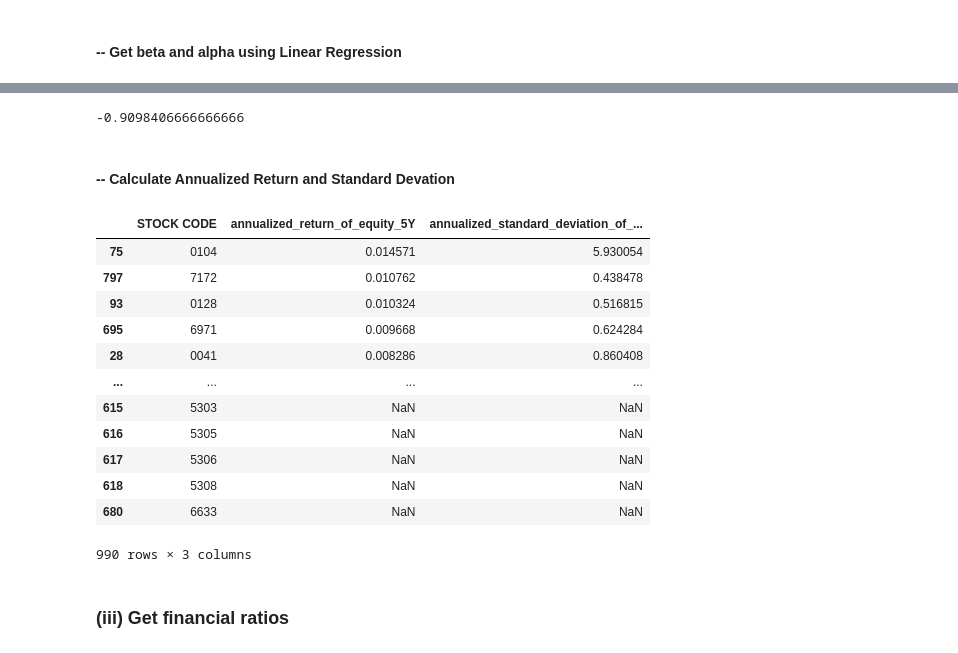
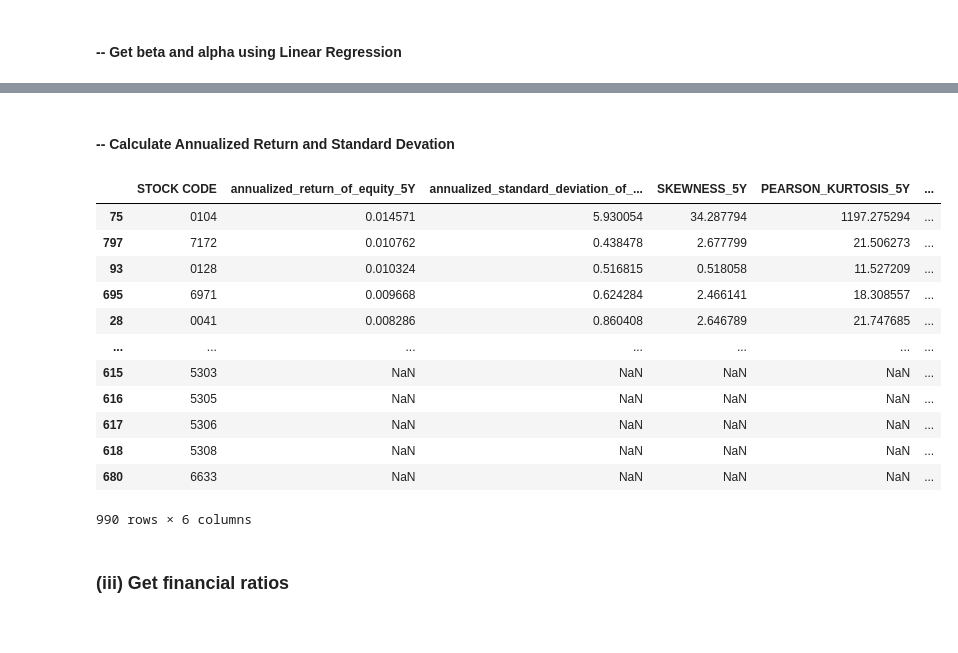
Before and after one commit to tan-yong-sheng/bursa-scraper, a Jupyter notebook: notebook/Bursa_scraper.ipynb, the cells around one changed output, grey strips where cells are left out. Saved outputs shown, nothing was run; the diff lists cells and outputs as text; code cells hidden in the pictures.

```diff
--- a/notebook/Bursa_scraper.ipynb
+++ b/notebook/Bursa_scraper.ipynb
@@ -432,8 +428,3 @@ regression_df.sort_values(f"INTERCEPT_{period}Y", ascending=False)
-# %%
-df = pandas.DataFrame([0.01,0.04,0.03], columns=["A"])
-df["A"].add(1).cumprod(skipna=False).iloc[-1] ** 1/12 -1
-# %% [output]
--0.9098406666666666
 # %% [markdown]
 #### -- Calculate Annualized Return and Standard Devation
 # %%
@@ -458,52 +449,69 @@ def getAnnualizedStdDeviation(df: pandas.DataFrame, interval:str, skipna:bool) -
         Valid intervals: 1d,1wk,1mo,3mo
     """
     annualized_std_dict: dict = {"1d": 252,"1wk":52, "1mo":12, "3mo":4}
-    annualized_std: pandas.DataFrame = df.std(skipna=skipna) * math.sqrt(annualized_std_dict[interval])
+    annualized_std: float = df.std(skipna=skipna) * math.sqrt(annualized_std_dict[interval])
     return annualized_std
+
+def getSkewness(df: pandas.DataFrame) -> float:
+  # skewsness and kurtosis reference: https://www.analyticsvidhya.com/blog/2021/05/shape-of-data-skewness-and-kurtosis/
+  skewness = scipy.stats.skew(df, nan_policy="propagate") # negative skewed return is preferred -> frequent small returns and less big losses -> Reference: https://corporatefinanceinstitute.com/resources/knowledge/other/negatively-skewed-distribution/#:~:text=Negatively%20Skewed%20Distribution%20in%20Finance&text=Although%20many%20finance%20theories%20and,and%20a%20few%20large%20losses.
+  return skewness
+
+def getPearsonKurtosis(df: pandas.DataFrame) -> float:
+  pearson_kurtosis = scipy.stats.kurtosis(df, fisher=False, nan_policy="propagate") # Mesokurtic or normal distribution when kurtosis=3
+  return pearson_kurtosis
+
+def getFisherKurtosis(df: pandas.DataFrame) -> float:
+  fisher_kurtosis = scipy.stats.kurtosis(df, fisher=True, nan_policy="propagate") # unlike pearson kurtosis, already exclude 3
+  return fisher_kurtosis
 # %%
 # Step 6: Upload 2Y-Beta, 5Y-Beta and standard deviation of equity to Google Spreadsheet: sheet "Calculated"
 
 import numpy, pandas
 import scipy
 import numpy
 
 x_list = []
 descriptive_df = pandas.DataFrame()
 
 descriptive_df[f"annualized_return_of_equity_{period}Y"] = getAnnualizedReturn(filterDataBasedYear(total_stock_return_df, period=period).set_index("Date"), interval=interval, skipna=skipna, calc_type="geometric")
 descriptive_df[f"annualized_standard_deviation_of_equity_{period}Y"] = getAnnualizedStdDeviation(filterDataBasedYear(total_stock_return_df, period =period).set_index("Date"), interval=interval, skipna=skipna)
+descriptive_df[f"SKEWNESS_{period}Y"] = getSkewness(filterDataBasedYear(total_stock_return_df, period =period).set_index("Date"))
+descriptive_df[f"PEARSON_KURTOSIS_{period}Y"] = getPearsonKurtosis(filterDataBasedYear(total_stock_return_df, period =period).set_index("Date"))
+descriptive_df[f"FISHER_KURTOSIS_{period}Y"] = getFisherKurtosis(filterDataBasedYear(total_stock_return_df, period =period).set_index("Date"))
+
 descriptive_df = descriptive_df.reset_index()
 descriptive_df = descriptive_df.rename(columns={"index":"STOCK CODE"})
 descriptive_df["STOCK CODE"] = descriptive_df["STOCK CODE"].replace("[.]KL", "", regex=True)
 
 """
 df = df.replace(numpy.nan, "")
 
 workSheet = gs.worksheet("Calculated")
 workSheet.clear()
 columns = ["Stock Code", "5Y Beta", "2Y Beta", "2Y Standard Deviation of Equity", "2Y Average Return of Equity"]
 workSheet.append_row(columns)
 workSheet.format("1:1", {"textFormat":{"bold":"True"}})
 
 workSheet.append_rows(descriptive_df.values.tolist(), value_input_option='RAW', table_range="A1")
 """
 
 descriptive_df.to_csv("descriptive_df.csv")
 descriptive_df.sort_values(f"annualized_return_of_equity_{period}Y", ascending=False)
 # %% [output]
-|  | STOCK CODE | annualized_return_of_equity_5Y | annualized_standard_deviation_of_... |
-| 75 | 0104 | 0.014571 | 5.930054 |
-| 797 | 7172 | 0.010762 | 0.438478 |
-| 93 | 0128 | 0.010324 | 0.516815 |
-| 695 | 6971 | 0.009668 | 0.624284 |
-| 28 | 0041 | 0.008286 | 0.860408 |
-| ... | ... | ... | ... |
-| 615 | 5303 | NaN | NaN |
-| 616 | 5305 | NaN | NaN |
-| 617 | 5306 | NaN | NaN |
-| 618 | 5308 | NaN | NaN |
-| 680 | 6633 | NaN | NaN |
+|  | STOCK CODE | annualized_return_of_equity_5Y | annualized_standard_deviation_of_... | SKEWNESS_5Y | PEARSON_KURTOSIS_5Y | ... |
+| 75 | 0104 | 0.014571 | 5.930054 | 34.287794 | 1197.275294 | ... |
+| 797 | 7172 | 0.010762 | 0.438478 | 2.677799 | 21.506273 | ... |
+| 93 | 0128 | 0.010324 | 0.516815 | 0.518058 | 11.527209 | ... |
+| 695 | 6971 | 0.009668 | 0.624284 | 2.466141 | 18.308557 | ... |
+| 28 | 0041 | 0.008286 | 0.860408 | 2.646789 | 21.747685 | ... |
+| ... | ... | ... | ... | ... | ... | ... |
+| 615 | 5303 | NaN | NaN | NaN | NaN | ... |
+| 616 | 5305 | NaN | NaN | NaN | NaN | ... |
+| 617 | 5306 | NaN | NaN | NaN | NaN | ... |
+| 618 | 5308 | NaN | NaN | NaN | NaN | ... |
+| 680 | 6633 | NaN | NaN | NaN | NaN | ... |
-990 rows × 3 columns
+990 rows × 6 columns
 # %% [markdown]
 ### (iii) Get financial ratios
 # %% [markdown]
```
Also changed, not shown: parts of 7 cells of this notebook.
